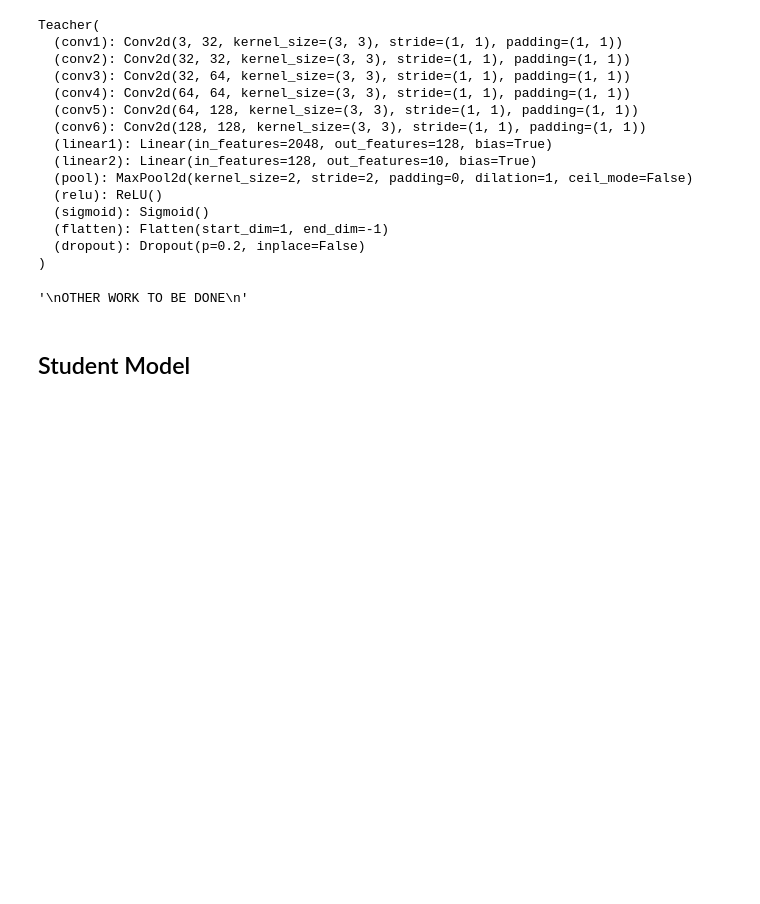
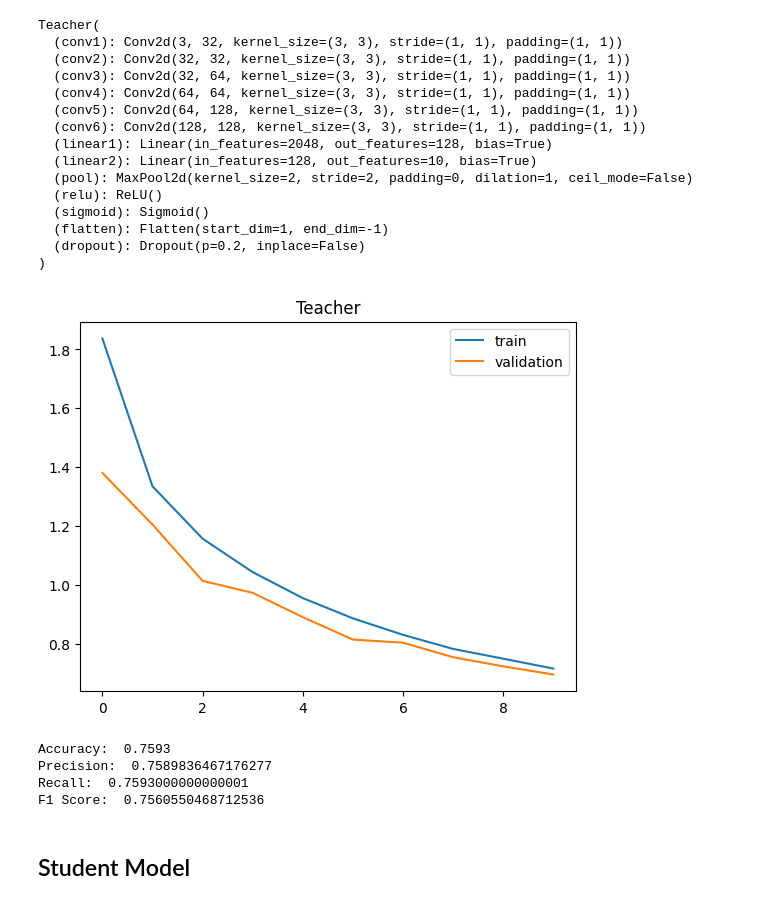
Before and after one commit to hitesh05/Knowledge-Distillation, a Jupyter notebook: ipynb_file/KD_Smai_Project.ipynb, the cells around one changed output. Cells and saved outputs as stored; diff of their text form; code cells hidden in the pictures; blank space fills up the shorter version.

```diff
--- a/ipynb_file/KD_Smai_Project.ipynb
+++ b/ipynb_file/KD_Smai_Project.ipynb
@@ -257,9 +296,23 @@ Teacher(
-# %%
-'''
-OTHER WORK TO BE DONE
-'''
-# %% [output]
-'\nOTHER WORK TO BE DONE\n'
+# %%
+# Plot the losses
+train_loss = np.load('/content/drive/MyDrive/teacher_train_loss.npy')
+val_loss = np.load('/content/drive/MyDrive/teacher_val_loss.npy')
+
+plot_losses(train_loss, val_loss, 'Teacher')
+# %% [output]
+[figure, added]
+# %%
+# Get the metrics
+acc,p,re,f1 = get_metrics(teacher)
+print("Accuracy: ", acc)
+print("Precision: ", p)
+print("Recall: ", re)
+print("F1 Score: ", f1)
+# %% [output]
+Accuracy:  0.7593
+Precision:  0.7589836467176277
+Recall:  0.7593000000000001
+F1 Score:  0.7560550468712536
 # %% [markdown]
 ## Student Model
 # %%
```
Also changed, not shown: parts of 36 cells of this notebook, 2 other files.
